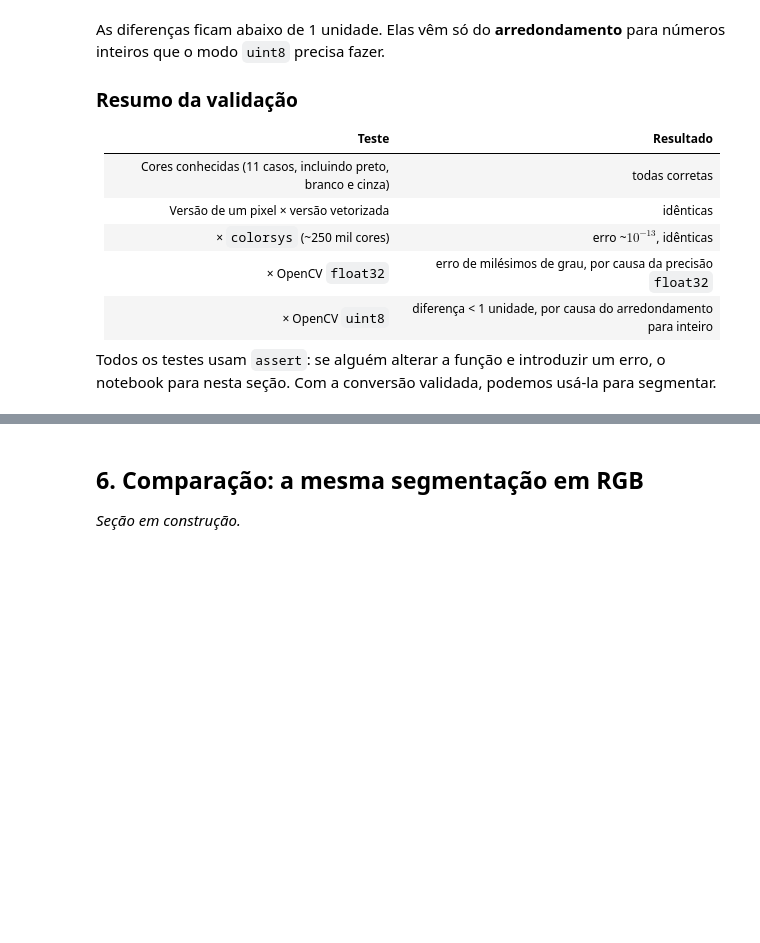
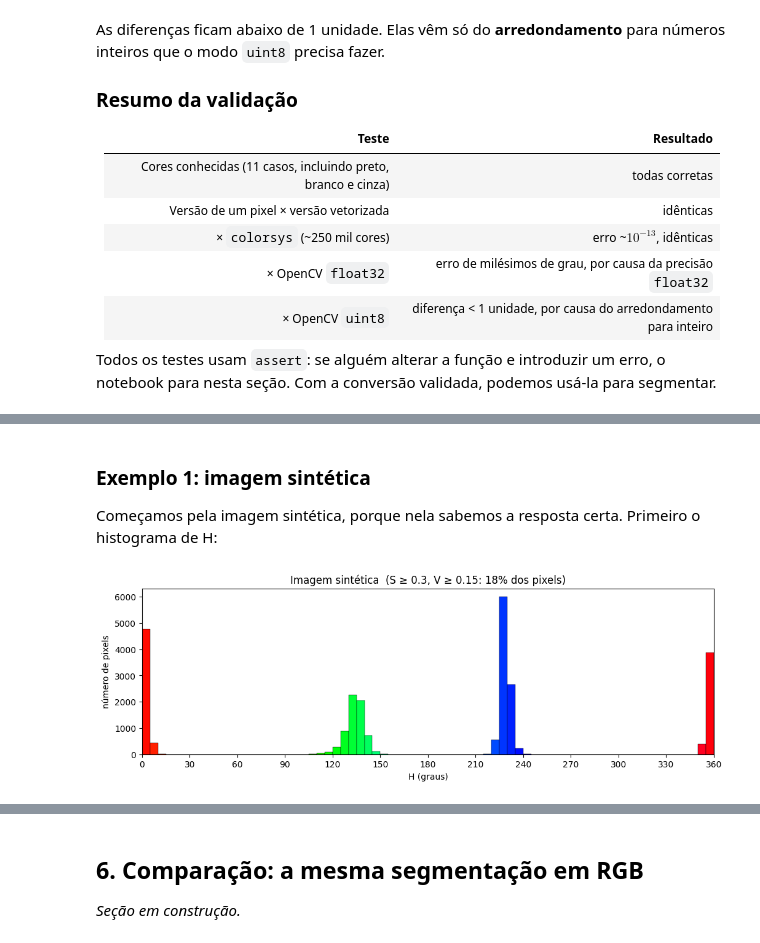
Before and after one commit to Joaogmos/computacao-visual-projeto2, a Jupyter notebook: tutorial_segmentacao_cor.ipynb, the cells around one changed output, grey strips where cells are left out. Saved outputs shown, nothing was run; the diff lists cells and outputs as text; code cells hidden in the pictures; blank space fills up the shorter version.

Commit message:
Segmentacao por faixa de matiz com histograma de H

```diff
--- a/tutorial_segmentacao_cor.ipynb
+++ b/tutorial_segmentacao_cor.ipynb
@@ -622,0 +674,46 @@ Todos os testes usam `assert`: se alguém alterar a função e introduzir um err
+# %%
+def histograma_h(hsv, s_min=0.3, v_min=0.15, eixo=None, titulo="Histograma de H"):
+    """Histograma do canal H (bins de 5°) só com os pixels de S >= s_min e V >= v_min."""
+    h, s, v = hsv[..., 0], hsv[..., 1], hsv[..., 2]
+    confiaveis = (s >= s_min) & (v >= v_min)
+    contagem, bordas = np.histogram(h[confiaveis], bins=72, range=(0, 360))
+    centros = (bordas[:-1] + bordas[1:]) / 2
+    cores = hsv_to_rgb(np.stack([centros / 360, np.ones(72), np.ones(72)], axis=-1))
+
+    eixo = eixo or plt.gca()
+    eixo.bar(centros, contagem, width=5, color=cores, edgecolor="black", linewidth=0.3)
+    eixo.set_xticks(range(0, 361, 30))
+    eixo.set_xlim(0, 360)
+    eixo.set_xlabel("H (graus)")
+    eixo.set_ylabel("número de pixels")
+    eixo.set_title(f"{titulo}  (S ≥ {s_min}, V ≥ {v_min}: {confiaveis.mean():.0%} dos pixels)")
+
+
+def mostrar_segmentacao(img, mascaras):
+    """Uma linha por máscara: original | máscara | objeto isolado."""
+    fig, eixos = plt.subplots(len(mascaras), 3, figsize=(15, 3.6 * len(mascaras)), squeeze=False)
+    for linha, (nome, mascara) in zip(eixos, mascaras.items()):
+        linha[0].imshow(img)
+        linha[0].set_title("Original")
+        linha[1].imshow(mascara, cmap="gray")
+        linha[1].set_title(f"Máscara: {nome}")
+        linha[2].imshow(np.where(mascara[..., None], img, 0))
+        linha[2].set_title(f"Objeto isolado: {nome}")
+        for eixo in linha:
+            eixo.axis("off")
+    plt.tight_layout()
+    plt.show()
+
+
+def carregar(caminho):
+    return np.asarray(Image.open(caminho).convert("RGB"))
+# %% [markdown]
+### Exemplo 1: imagem sintética
+
+Começamos pela imagem sintética, porque nela sabemos a resposta certa. Primeiro o histograma de H:
+# %%
+plt.figure(figsize=(12, 3.5))
+histograma_h(hsv_sint, titulo="Imagem sintética")
+plt.show()
+# %% [output]
+[figure, added]
```
Also changed, not shown: parts of 24 cells of this notebook.
